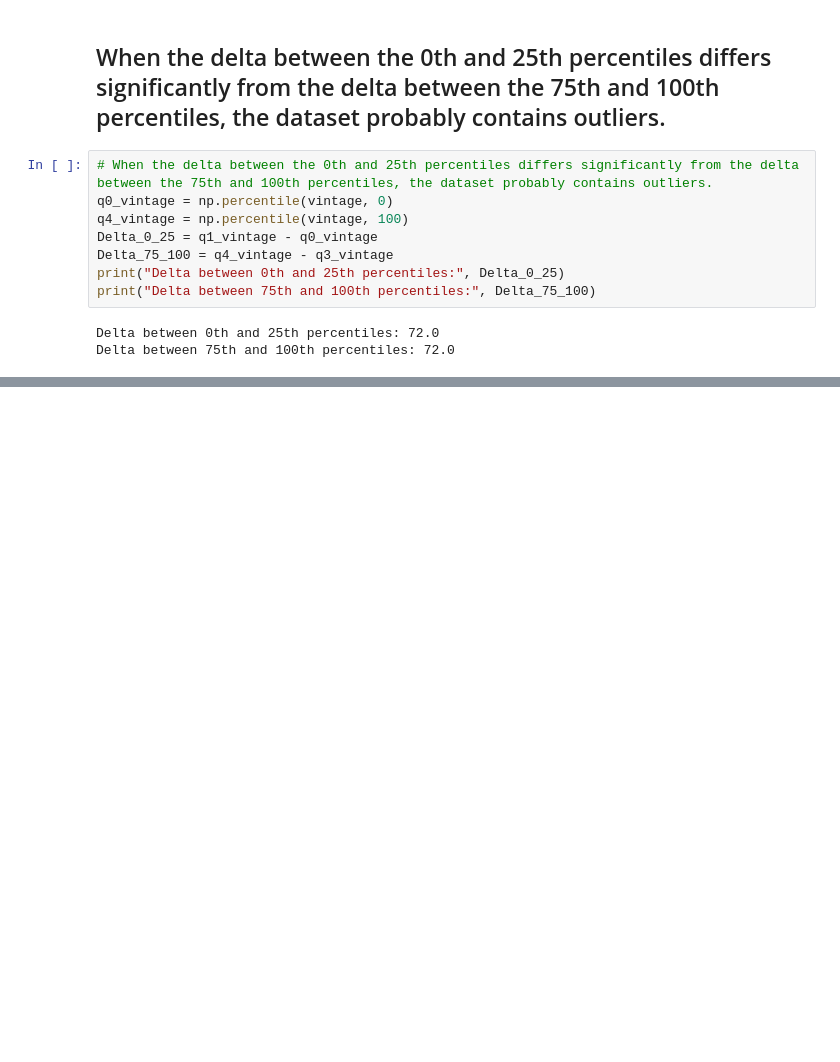
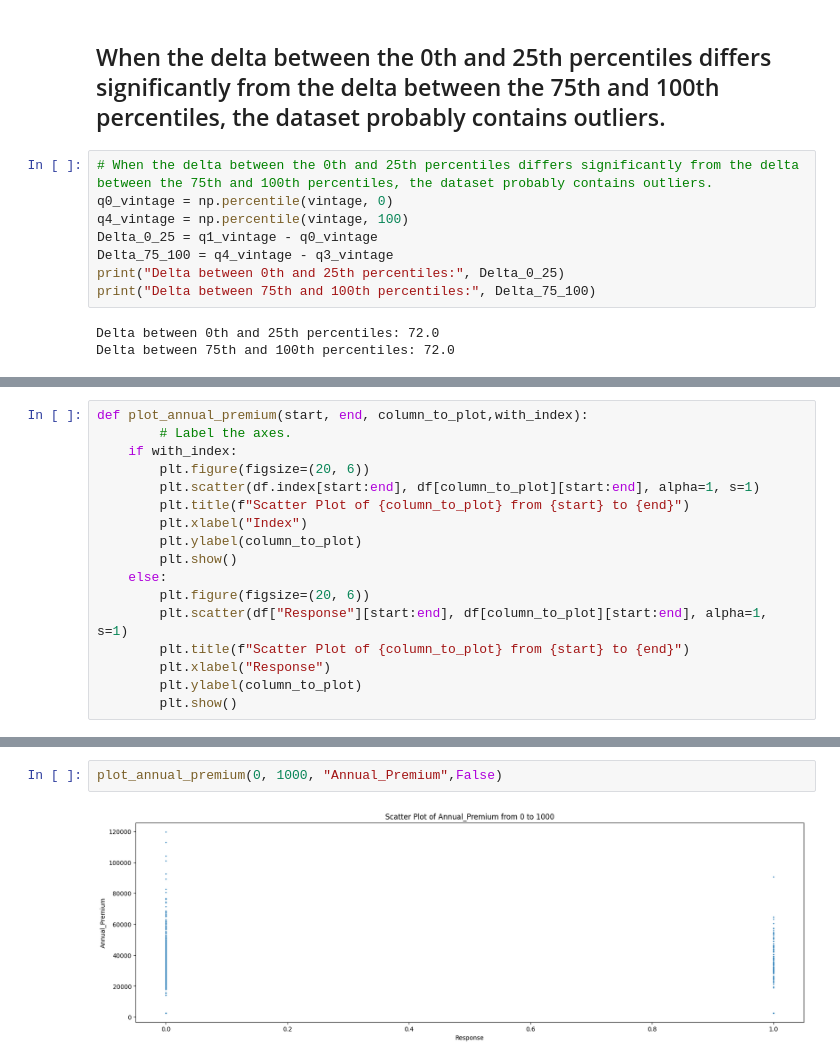
Before and after one commit to joseph-jomon/keaggling, a Jupyter notebook: First_task.ipynb, the cells around one changed output, grey strips where cells are left out. Saved outputs shown, nothing was run; the diff lists cells and outputs as text; blank space fills up the shorter version.

```diff
--- a/First_task.ipynb
+++ b/First_task.ipynb
@@ -546,0 +637,17 @@ Delta between 75th and 100th percentiles: 72.0
+# %%
+def plot_annual_premium(start, end, column_to_plot,with_index):
+        # Label the axes.
+    if with_index:
+        plt.figure(figsize=(20, 6))
+        plt.scatter(df.index[start:end], df[column_to_plot][start:end], alpha=1, s=1)
+        plt.title(f"Scatter Plot of {column_to_plot} from {start} to {end}")
+        plt.xlabel("Index")
+        plt.ylabel(column_to_plot)
+        plt.show()
+    else:
+        plt.figure(figsize=(20, 6))
+        plt.scatter(df["Response"][start:end], df[column_to_plot][start:end], alpha=1, s=1)
+        plt.title(f"Scatter Plot of {column_to_plot} from {start} to {end}")
+        plt.xlabel("Response")
+        plt.ylabel(column_to_plot)
+        plt.show()
@@ -546,0 +663,4 @@ Delta between 75th and 100th percentiles: 72.0
+# %%
+plot_annual_premium(0, 1000, "Annual_Premium",False)
+# %% [output]
+[figure, added]
```
Also changed, not shown: parts of 10 cells of this notebook.
